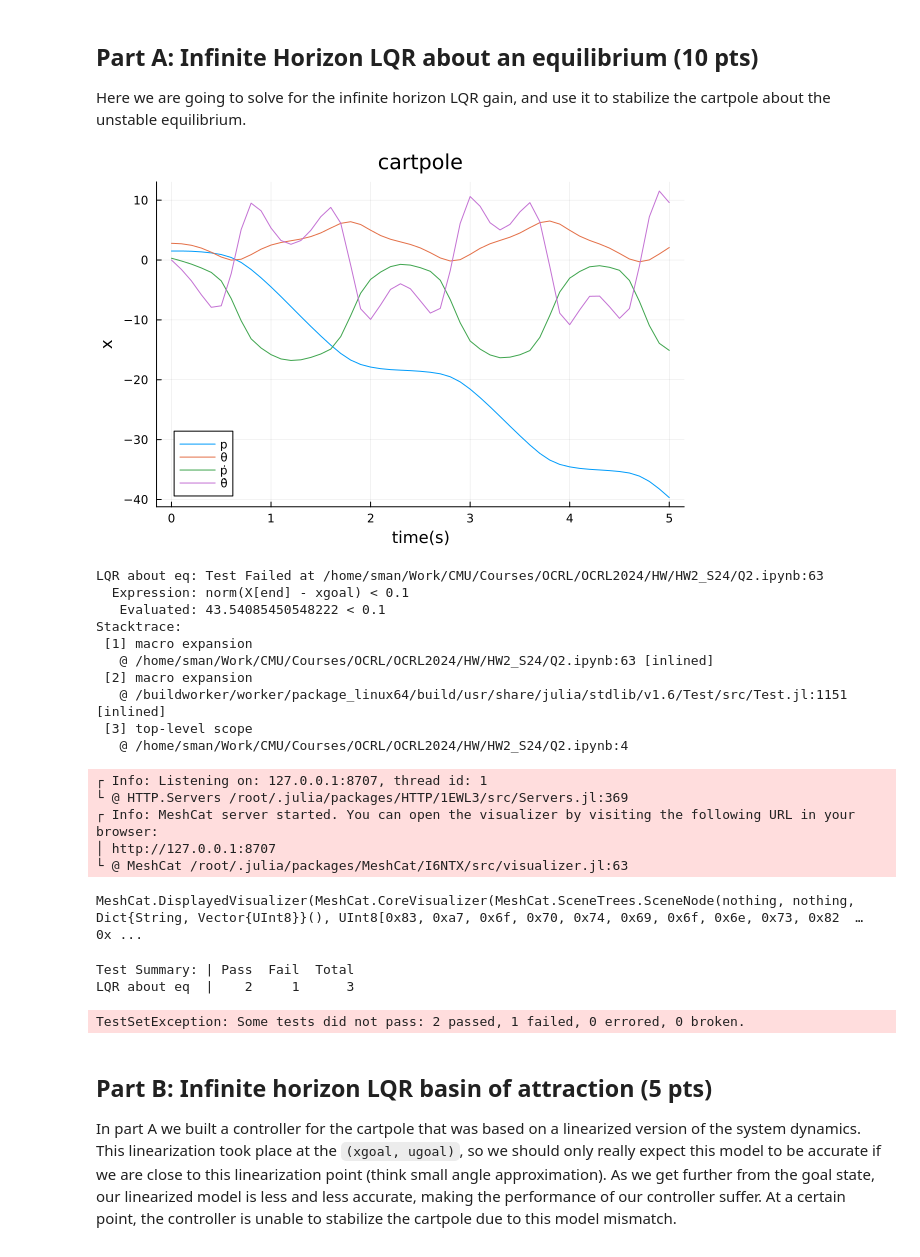
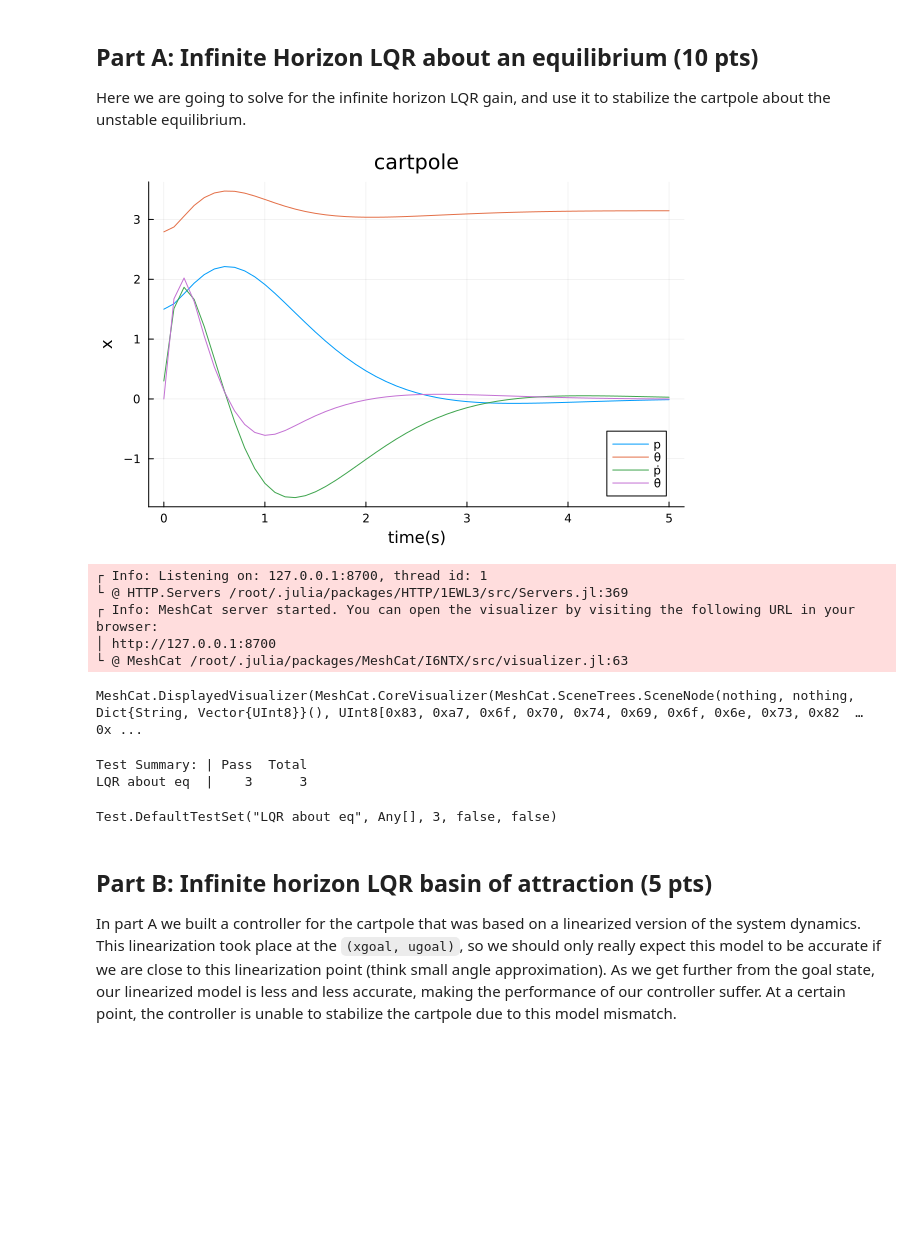
Before and after one commit to stevenwman/OCRL2024, a Jupyter notebook: HW/HW2_S24/Q2.ipynb, the cells around one changed output. Drawn from its saved outputs; the diff is of its cells as text; code cells hidden in the pictures; blank space fills up the shorter version.

```diff
--- a/HW/HW2_S24/Q2.ipynb
+++ b/HW/HW2_S24/Q2.ipynb
@@ -144,64 +144,61 @@ Here we are going to solve for the infinite horizon LQR gain, and use it to stab
     Kinf = zeros(1,4)
     P = deepcopy(Q)
     tol = 1e-5
+
     x_linearize = xgoal
     u_linearize = 0
-    A = FD.jacobian(_x -> dynamics(params_est, _x, u_linearize), x_linearize)
-    B = FD.derivative(_u -> dynamics(params_est, x_linearize, _u), u_linearize)
+
+    Ac = FD.jacobian(_x -> dynamics(params_est, _x, u_linearize), x_linearize)
+    Bc = FD.derivative(_u -> dynamics(params_est, x_linearize, _u), u_linearize)
+
+    nx, nu = size(Bc[:,:])
+    Dc = zeros(nx+nu,nx+nu)
+    Dc[1:nx, 1:nx+nu] = [Ac Bc]
+    Dd = exp(Dc*dt)
+    A, B = (Dd[1:nx, 1:nx], Dd[1:nx, (nx+1):(nx+nu)])
 
     for ricatti_iter = 1:1000
-        K = (R + [B' * P * B]) \ (B' * P * A)
+        K = (R + B' * P * B) \ (B' * P * A)
         P_kp1 = Q + A'* P * (A - B * K)
 
         if norm(P - P_kp1) < tol
+            Kinf = K
             break
         end
 
         P = P_kp1
     end
-
-    Kinf = (R + [B' * P * B]) \ (B' * P * A)
 
     # TODO: simulate this controlled system with rk4(params_real, ...)
     for ii = 2:N
         X[ii] = rk4(params_est, X[ii-1], -Kinf*(X[ii-1]-xgoal), dt)
     end
 
     # ---------------tests and plots/animations---------------
     @test X[1] == x0
     @test norm(X[end])>0
     @test norm(X[end] - xgoal) < 0.1
 
     Xm = hcat(X...)
     display(plot(t_vec,Xm',title = "cartpole",
                  xlabel = "time(s)", ylabel = "x",
                  label = ["p" "θ" "ṗ" "θ̇"]))
 
     # animation stuff
     display(animate_cartpole(X, dt))
     # ---------------tests and plots/animations---------------
 end
 # %% [output]
-[figure, old version]
+[figure, new version]
-LQR about eq: Test Failed at /home/sman/Work/CMU/Courses/OCRL/OCRL2024/HW/HW2_S24/Q2.ipynb:63
-  Expression: norm(X[end] - xgoal) < 0.1
-   Evaluated: 43.54085450548222 < 0.1
-Stacktrace:
- [1] macro expansion
-   @ /home/sman/Work/CMU/Courses/OCRL/OCRL2024/HW/HW2_S24/Q2.ipynb:63 [inlined]
- [2] macro expansion
-   @ /buildworker/worker/package_linux64/build/usr/share/julia/stdlib/v1.6/Test/src/Test.jl:1151 [inlined]
- [3] top-level scope
-   @ /home/sman/Work/CMU/Courses/OCRL/OCRL2024/HW/HW2_S24/Q2.ipynb:4
+┌ Info: Listening on: 127.0.0.1:8700, thread id: 1
+└ @ HTTP.Servers /root/.julia/packages/HTTP/1EWL3/src/Servers.jl:369
+┌ Info: MeshCat server started. You can open the visualizer by visiting the following URL in your browser:
+│ http://127.0.0.1:8700
+└ @ MeshCat /root/.julia/packages/MeshCat/I6NTX/src/visualizer.jl:63
-┌ Info: Listening on: 127.0.0.1:8707, thread id: 1
-└ @ HTTP.Servers /root/.julia/packages/HTTP/1EWL3/src/Servers.jl:369
-┌ Info: MeshCat server started. You can open the visualizer by visiting the following URL in your browser:
-│ http://127.0.0.1:8707
-└ @ MeshCat /root/.julia/packages/MeshCat/I6NTX/src/visualizer.jl:63
+MeshCat.DisplayedVisualizer(MeshCat.CoreVisualizer(MeshCat.SceneTrees.SceneNode(nothing, nothing, Dict{String, Vector{UInt8}}(), UInt8[0x83, 0xa7, 0x6f, 0x70, 0x74, 0x69, 0x6f, 0x6e, 0x73, 0x82  …  0x ...
-MeshCat.DisplayedVisualizer(MeshCat.CoreVisualizer(MeshCat.SceneTrees.SceneNode(nothing, nothing, Dict{String, Vector{UInt8}}(), UInt8[0x83, 0xa7, 0x6f, 0x70, 0x74, 0x69, 0x6f, 0x6e, 0x73, 0x82  …  0x ...
+Test Summary: | Pass  Total
+LQR about eq  |    3      3
-Test Summary: | Pass  Fail  Total
-LQR about eq  |    2     1      3
+Test.DefaultTestSet("LQR about eq", Any[], 3, false, false)
-TestSetException: Some tests did not pass: 2 passed, 1 failed, 0 errored, 0 broken.
 # %% [markdown]
 ## Part B: Infinite horizon LQR basin of attraction (5 pts)
 
```
Also changed, not shown: 1 other file.
